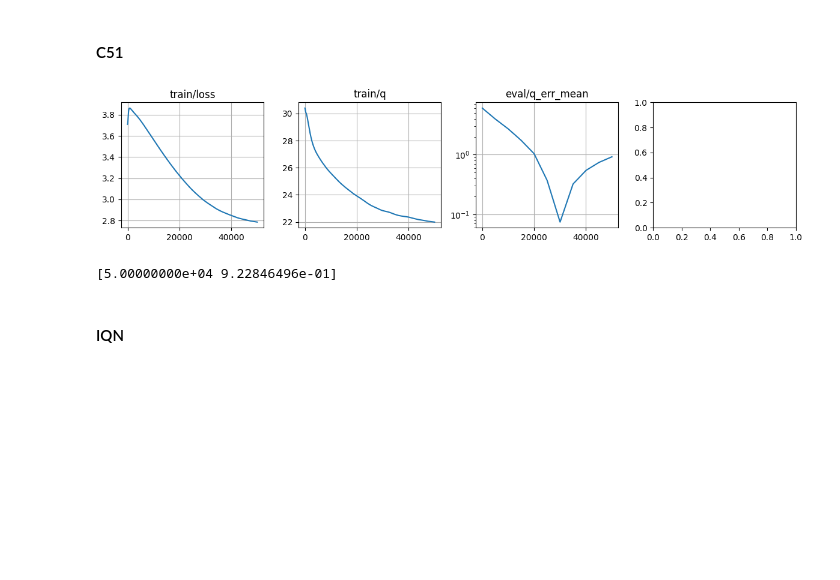
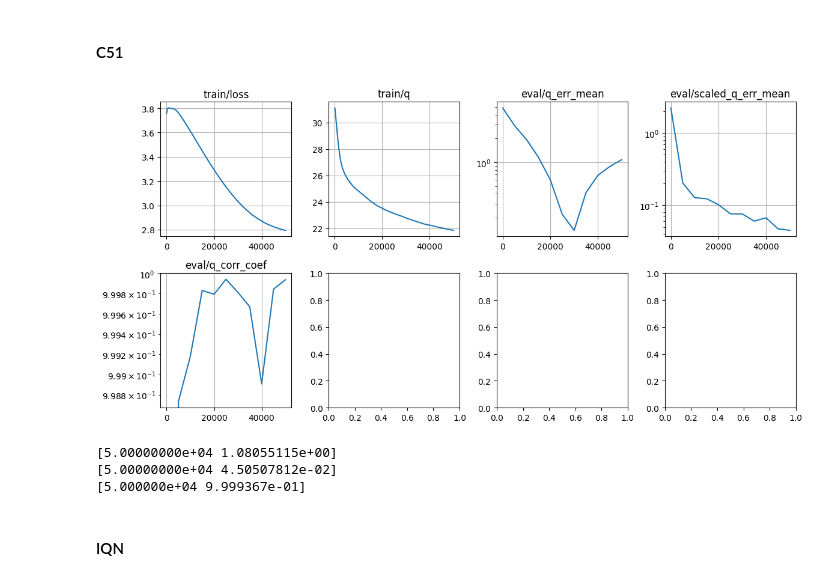
Before and after one commit to chongyi-zheng/ogbench, a Jupyter notebook: notebooks/2025_07_03_RiverSwim.ipynb, the cells around one changed output. Cells and saved outputs as stored; diff of their text form; code cells hidden in the pictures; blank space fills up the shorter version.

```diff
--- a/notebooks/2025_07_03_RiverSwim.ipynb
+++ b/notebooks/2025_07_03_RiverSwim.ipynb
@@ -257,10 +257,15 @@ def update_fn(params, target_params, opt_state, batch):
 def evaluate_fn(params):
   obs = jnp.arange(env.num_states)
   q = critic.apply(params, obs)
+  scaled_q = q * (opt_q / q).mean()
   q_err_mean = jnp.mean(np.abs(q - opt_q))
+  scaled_q_err_mean = jnp.mean(np.abs(scaled_q - opt_q))
+  q_corr_coef = jnp.corrcoef(q.reshape(-1), opt_q.reshape(-1))[0, 1]
 
   info = {
-    'q_err_mean': q_err_mean
+    'q_err_mean': q_err_mean,
+    'scaled_q_err_mean': scaled_q_err_mean,
+    'q_corr_coef': q_corr_coef,
   }
 
   return info
@@ -284,7 +289,7 @@ for i in tqdm.trange(1, num_iterations + 1):
       )
 
   if i == 1 or i % log_interval == 0:
-    plot_metrics(metrics, logyscale_stats=['eval/q_err_mean'])
+    plot_metrics(metrics, logyscale_stats=['eval/q_err_mean', 'eval/scaled_q_err_mean', 'eval/q_corr_coef'])
     display.clear_output(wait=True)
     plt.tight_layout()
     plt.show()
@@ -296,0 +306,3 @@ print(metrics['eval/q_err_mean'][-1])
+# %%
+obs = jnp.arange(env.num_states)
+q = critic.apply(critic_params, obs)
@@ -399,43 +429,52 @@ def update_fn(params, target_params, opt_state, batch):
 def evaluate_fn(params):
   obs = jnp.arange(env.num_states)
   q, _ = cate_critic.apply(params, obs)
+  scaled_q = q * (opt_q / q).mean()
   q_err_mean = jnp.mean(np.abs(q - opt_q))
+  scaled_q_err_mean = jnp.mean(np.abs(scaled_q - opt_q))
+  q_corr_coef = jnp.corrcoef(q.reshape(-1), opt_q.reshape(-1))[0, 1]
 
   info = {
-    'q_err_mean': q_err_mean
+    'q_err_mean': q_err_mean,
+    'scaled_q_err_mean': scaled_q_err_mean,
+    'q_corr_coef': q_corr_coef,
   }
 
   return info
 
 metrics = defaultdict(list)
 for i in tqdm.trange(1, num_iterations + 1):
   batch = sample_batch(batch_size)
   cate_critic_params, target_cate_critic_params, opt_state, loss, info = update_fn(
     cate_critic_params, target_cate_critic_params, opt_state, batch)
 
   for k, v in info.items():
     metrics['train/' + k].append(
       np.array([i, v])
     )
 
   if i == 1 or i % eval_interval == 0:
     eval_info = evaluate_fn(cate_critic_params)
     for k, v in eval_info.items():
       metrics['eval/' + k].append(
         np.array([i, v])
       )
 
   if i == 1 or i % log_interval == 0:
-    plot_metrics(metrics, logyscale_stats=['eval/q_err_mean'])
+    plot_metrics(metrics, logyscale_stats=['eval/q_err_mean', 'eval/scaled_q_err_mean', 'eval/q_corr_coef'])
     display.clear_output(wait=True)
     plt.tight_layout()
     plt.show()
 # %% [output]
-[figure, old version]
+[figure, new version]
 # %%
 print(metrics['eval/q_err_mean'][-1])
+print(metrics['eval/scaled_q_err_mean'][-1])
+print(metrics['eval/q_corr_coef'][-1])
 # %% [output]
-[5.00000000e+04 9.22846496e-01]
+[5.00000000e+04 1.08055115e+00]
+[5.00000000e+04 4.50507812e-02]
+[5.000000e+04 9.999367e-01]
 # %% [markdown]
 #### IQN
 # %% [markdown]
```
Also changed, not shown: parts of 9 cells of this notebook.
